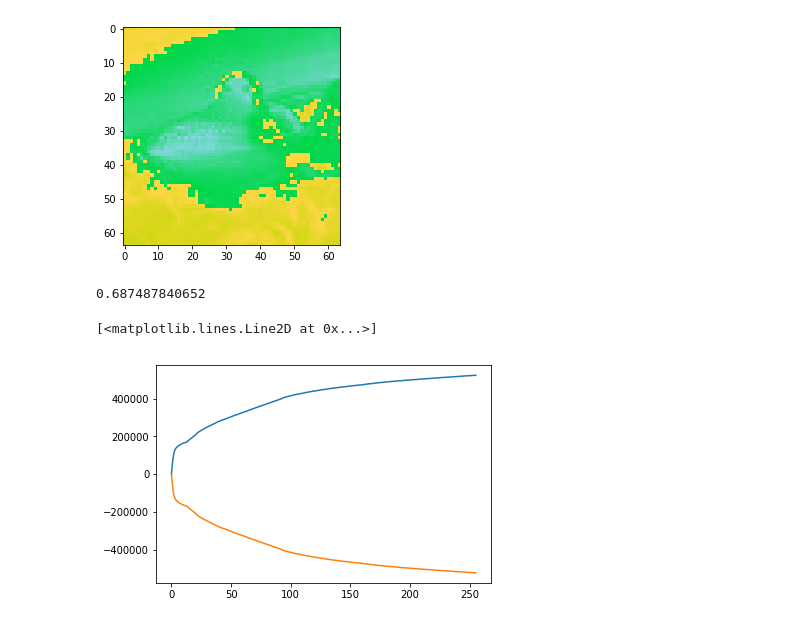
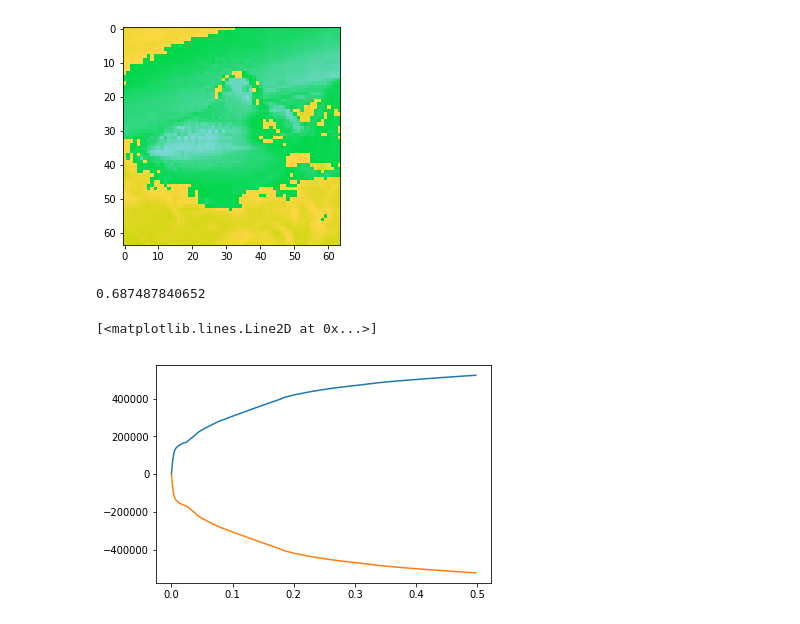
Before and after one commit to sanyammehra/AutoColor, a Jupyter notebook: src/UsingTrainedModel.ipynb, the cells around one changed output. Saved outputs shown, nothing was run; the diff lists cells and outputs as text; code cells hidden in the pictures.

```diff
--- a/src/UsingTrainedModel.ipynb
+++ b/src/UsingTrainedModel.ipynb
@@ -141,10 +141,10 @@ show_images(rgb_gray[0])
 # %%
 auc, ans = AUC(np.reshape(rgb_i, [48, 64, 64, 3]), np.reshape(rgb_gray, [48, 64, 64, 3]))
 print(ans)
 
-plt.plot(auc)
-plt.plot(1-auc)
+plt.plot(np.arange(0., 0.5, 0.5/256), auc)
+plt.plot(np.arange(0., 0.5, 0.5/256), 1-auc)
 # %% [output]
 0.687487840652
 [<matplotlib.lines.Line2D at 0x...>]
-[figure, old version]
+[figure, new version]
```
Also changed, not shown: parts of 3 cells of this notebook, 2 other files.
